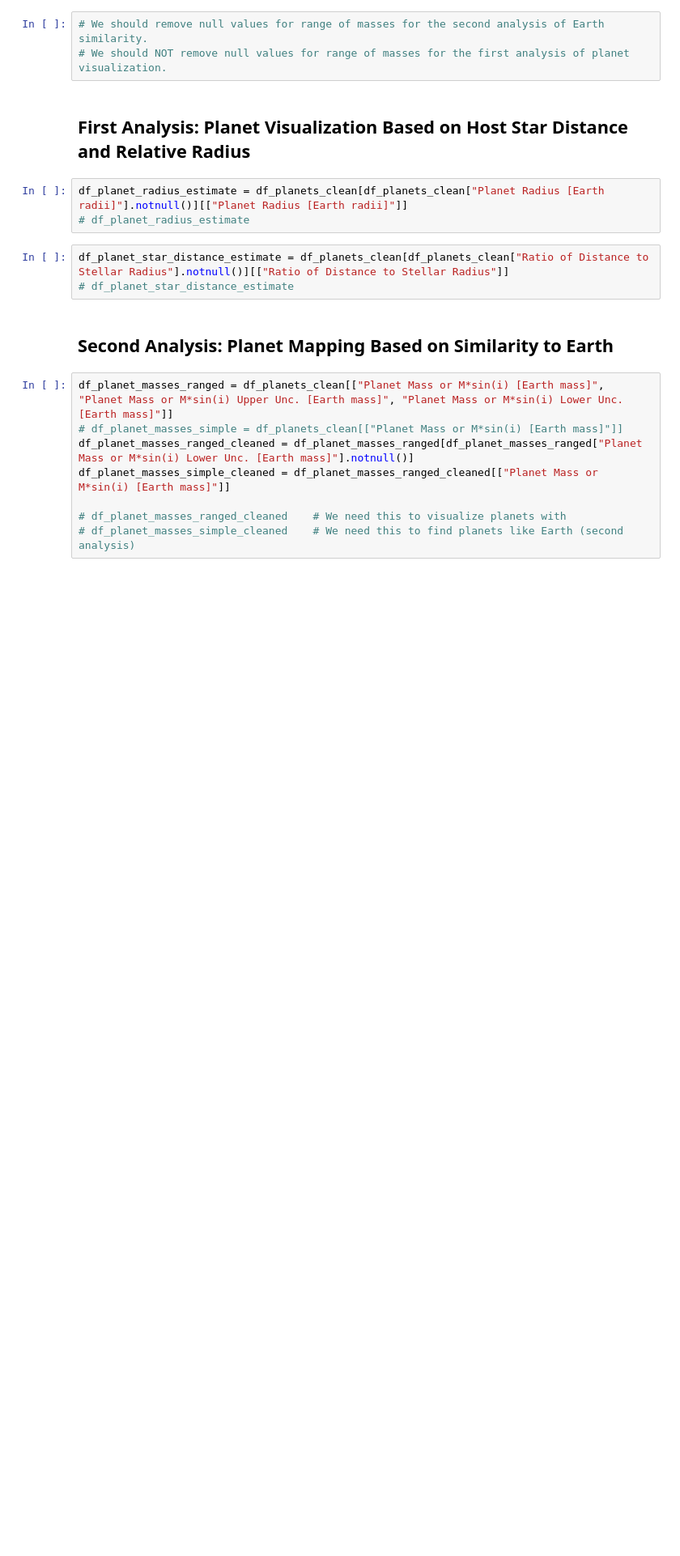
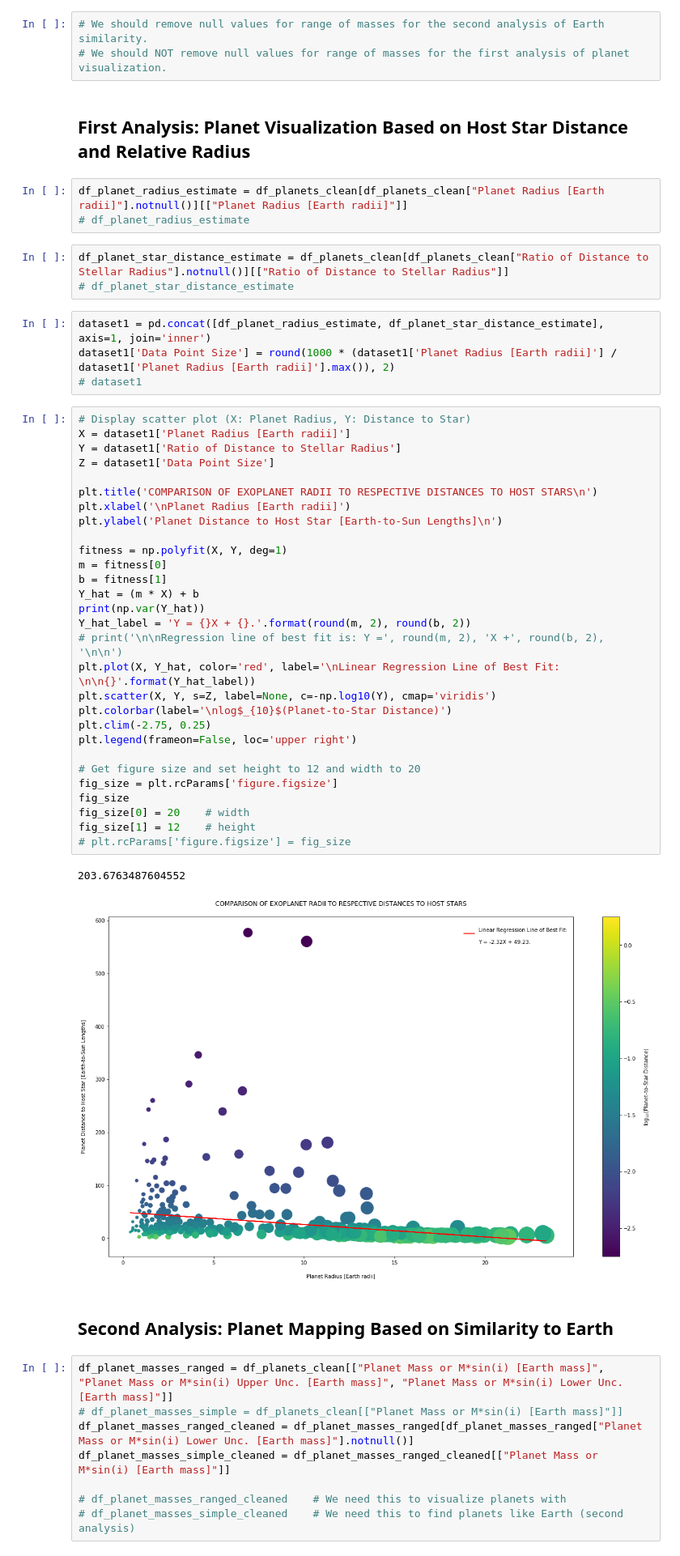
Before and after one commit to djprofessorkash/misc-data-projects, a Jupyter notebook: misc_projects/misc_playgrounds/planets_data_analysis.ipynb, the cells around one changed output. Shown: that part at 81% size. Drawn from its saved outputs; the diff is of its cells as text; blank space fills up the shorter version.

Commit message:
Implemented first analysis on exoplanet dataset

```diff
--- a/misc_projects/misc_playgrounds/planets_data_analysis.ipynb
+++ b/misc_projects/misc_playgrounds/planets_data_analysis.ipynb
@@ -127,6 +39,42 @@ df_planet_radius_estimate = df_planets_clean[df_planets_clean["Planet Radius [Ea
 # %%
 df_planet_star_distance_estimate = df_planets_clean[df_planets_clean["Ratio of Distance to Stellar Radius"].notnull()][["Ratio of Distance to Stellar Radius"]]
 # df_planet_star_distance_estimate
+# %%
+dataset1 = pd.concat([df_planet_radius_estimate, df_planet_star_distance_estimate], axis=1, join='inner')
+dataset1['Data Point Size'] = round(1000 * (dataset1['Planet Radius [Earth radii]'] / dataset1['Planet Radius [Earth radii]'].max()), 2)
+# dataset1
+# %%
+# Display scatter plot (X: Planet Radius, Y: Distance to Star)
+X = dataset1['Planet Radius [Earth radii]']
+Y = dataset1['Ratio of Distance to Stellar Radius']
+Z = dataset1['Data Point Size']
+
+plt.title('COMPARISON OF EXOPLANET RADII TO RESPECTIVE DISTANCES TO HOST STARS\n')
+plt.xlabel('\nPlanet Radius [Earth radii]')
+plt.ylabel('Planet Distance to Host Star [Earth-to-Sun Lengths]\n')
+
+fitness = np.polyfit(X, Y, deg=1)
+m = fitness[0]
+b = fitness[1]
+Y_hat = (m * X) + b
+print(np.var(Y_hat))
+Y_hat_label = 'Y = {}X + {}.'.format(round(m, 2), round(b, 2))
+# print('\n\nRegression line of best fit is: Y =', round(m, 2), 'X +', round(b, 2), '\n\n')
+plt.plot(X, Y_hat, color='red', label='\nLinear Regression Line of Best Fit: \n\n{}'.format(Y_hat_label))
+plt.scatter(X, Y, s=Z, label=None, c=-np.log10(Y), cmap='viridis')
+plt.colorbar(label='\nlog$_{10}$(Planet-to-Star Distance)')
+plt.clim(-2.75, 0.25)
+plt.legend(frameon=False, loc='upper right')
+
+# Get figure size and set height to 12 and width to 20
+fig_size = plt.rcParams['figure.figsize']
+fig_size
+fig_size[0] = 20    # width
+fig_size[1] = 12    # height
+# plt.rcParams['figure.figsize'] = fig_size
+# %% [output]
+203.6763487604552
+[figure, added]
 # %% [markdown]
 ## Second Analysis: Planet Mapping Based on Similarity to Earth
 # %%
```
Also changed, not shown: parts of 11 cells of this notebook.
